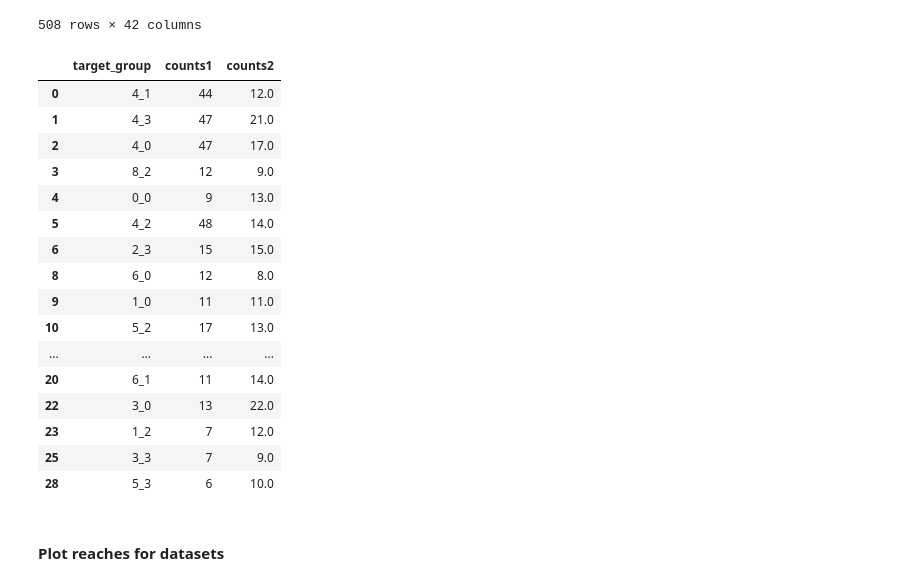
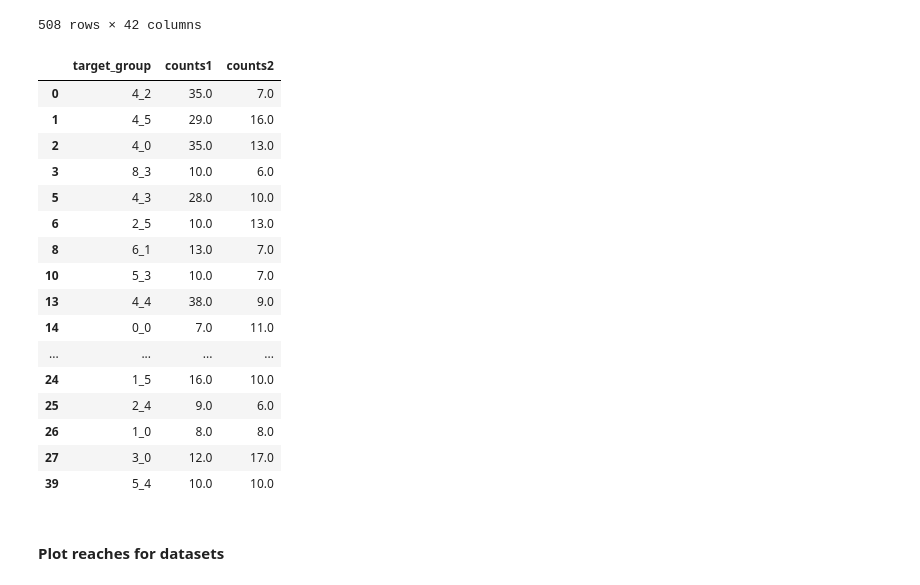
Before and after one commit to AtMostafa/multi-animal-alignment, a Jupyter notebook: random_walk/match_data.ipynb, the cells around one changed output. Cells and saved outputs as stored; diff of their text form; code cells hidden in the pictures.

```diff
--- a/random_walk/match_data.ipynb
+++ b/random_walk/match_data.ipynb
@@ -134,27 +134,27 @@ allDFs_MCx[ref_i]
 # %%
 count1 = pd.DataFrame.from_dict(Counter(df1.target_group), orient='index').reset_index()
 count2 = pd.DataFrame.from_dict(Counter(df2.target_group), orient='index').reset_index()
 counts = pd.merge(count1,count2,how='outer', on='index')
 counts = counts.rename(columns={"index":"target_group", '0_x': 'counts1', '0_y': 'counts2'})
-counts[(counts.counts1>5)&(counts.counts2>5)]
+counts[(counts.counts1>6)&(counts.counts2>6)]
 # %% [output]
 |  | target_group | counts1 | counts2 |
-| 0 | 4_1 | 44 | 12.0 |
-| 1 | 4_3 | 47 | 21.0 |
-| 2 | 4_0 | 47 | 17.0 |
-| 3 | 8_2 | 12 | 9.0 |
-| 4 | 0_0 | 9 | 13.0 |
-| 5 | 4_2 | 48 | 14.0 |
-| 6 | 2_3 | 15 | 15.0 |
-| 8 | 6_0 | 12 | 8.0 |
-| 9 | 1_0 | 11 | 11.0 |
-| 10 | 5_2 | 17 | 13.0 |
+| 0 | 4_2 | 35.0 | 7.0 |
+| 1 | 4_5 | 29.0 | 16.0 |
+| 2 | 4_0 | 35.0 | 13.0 |
+| 3 | 8_3 | 10.0 | 6.0 |
+| 5 | 4_3 | 28.0 | 10.0 |
+| 6 | 2_5 | 10.0 | 13.0 |
+| 8 | 6_1 | 13.0 | 7.0 |
+| 10 | 5_3 | 10.0 | 7.0 |
+| 13 | 4_4 | 38.0 | 9.0 |
+| 14 | 0_0 | 7.0 | 11.0 |
 | ... | ... | ... | ... |
-| 20 | 6_1 | 11 | 14.0 |
-| 22 | 3_0 | 13 | 22.0 |
-| 23 | 1_2 | 7 | 12.0 |
-| 25 | 3_3 | 7 | 9.0 |
-| 28 | 5_3 | 6 | 10.0 |
+| 24 | 1_5 | 16.0 | 10.0 |
+| 25 | 2_4 | 9.0 | 6.0 |
+| 26 | 1_0 | 8.0 | 8.0 |
+| 27 | 3_0 | 12.0 | 17.0 |
+| 39 | 5_4 | 10.0 | 10.0 |
 # %% [markdown]
 #### Plot reaches for datasets
 # %%
```
Also changed, not shown: parts of 11 cells of this notebook, 14 other files.
